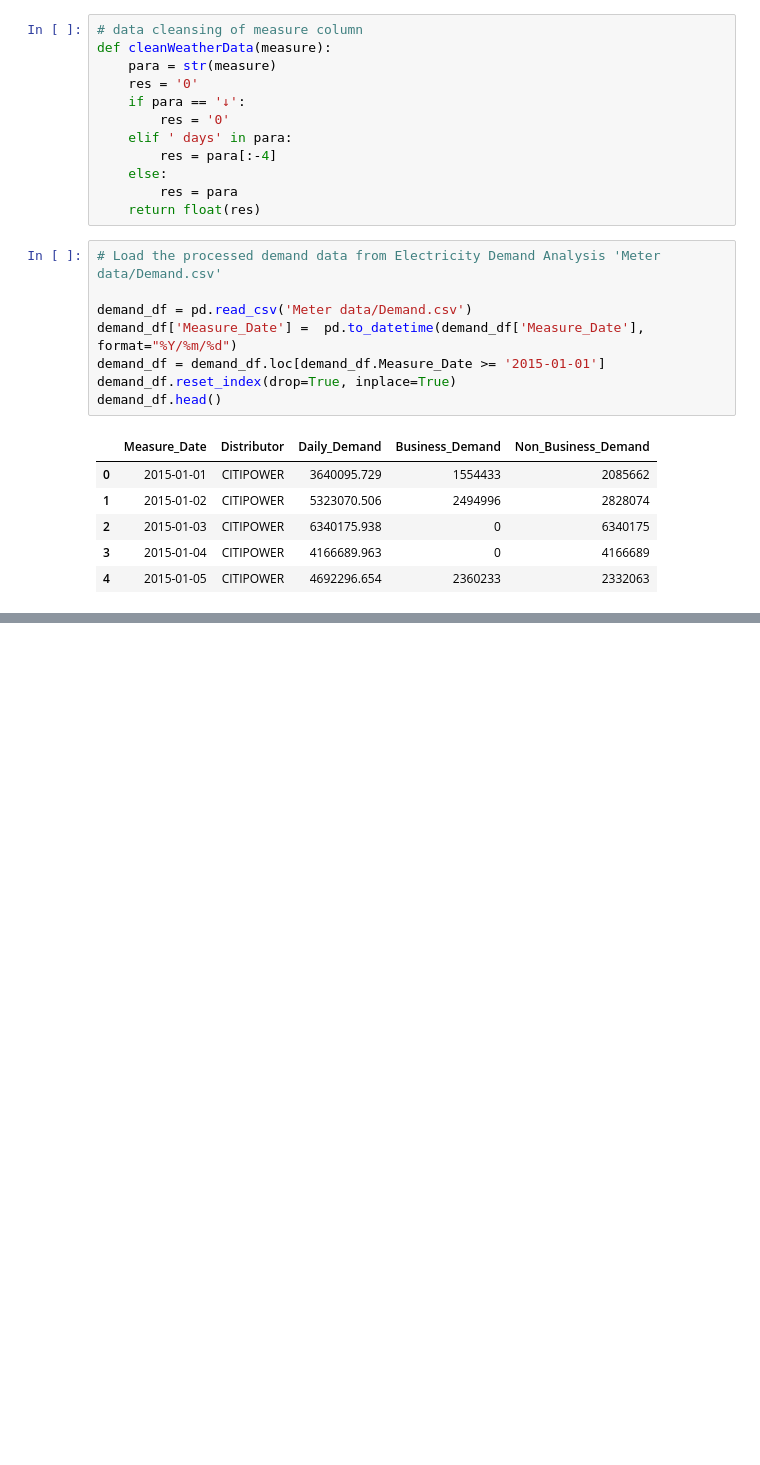
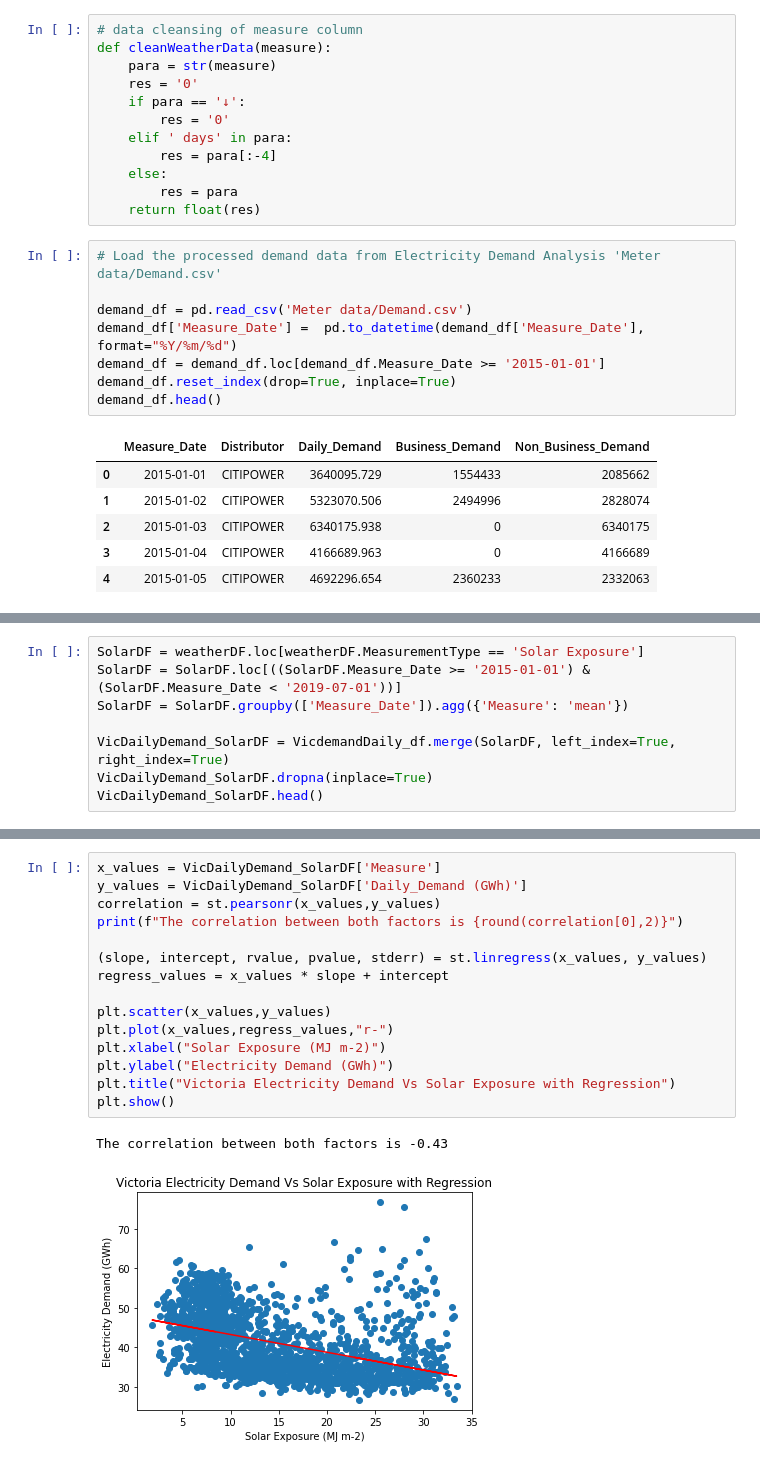
Before and after one commit to tahsinurrahman2011/Project-1, a Jupyter notebook: Electricity Demand Vs Weather Analysis.ipynb, the cells around one changed output, grey strips where cells are left out. Drawn from its saved outputs; the diff is of its cells as text; blank space fills up the shorter version.

```diff
--- a/Electricity Demand Vs Weather Analysis.ipynb
+++ b/Electricity Demand Vs Weather Analysis.ipynb
@@ -130,0 +116,8 @@ plt.show()
+# %%
+SolarDF = weatherDF.loc[weatherDF.MeasurementType == 'Solar Exposure']
+SolarDF = SolarDF.loc[((SolarDF.Measure_Date >= '2015-01-01') & (SolarDF.Measure_Date < '2019-07-01'))]
+SolarDF = SolarDF.groupby(['Measure_Date']).agg({'Measure': 'mean'})
+
+VicDailyDemand_SolarDF = VicdemandDaily_df.merge(SolarDF, left_index=True, right_index=True)
+VicDailyDemand_SolarDF.dropna(inplace=True)
+VicDailyDemand_SolarDF.head()
@@ -130,0 +132,18 @@ plt.show()
+# %%
+x_values = VicDailyDemand_SolarDF['Measure']
+y_values = VicDailyDemand_SolarDF['Daily_Demand (GWh)']
+correlation = st.pearsonr(x_values,y_values)
+print(f"The correlation between both factors is {round(correlation[0],2)}")
+
+(slope, intercept, rvalue, pvalue, stderr) = st.linregress(x_values, y_values)
+regress_values = x_values * slope + intercept
+
+plt.scatter(x_values,y_values)
+plt.plot(x_values,regress_values,"r-")
+plt.xlabel("Solar Exposure (MJ m-2)")
+plt.ylabel("Electricity Demand (GWh)")
+plt.title("Victoria Electricity Demand Vs Solar Exposure with Regression")
+plt.show()
+# %% [output]
+The correlation between both factors is -0.43
+[figure, added]
```
Also changed, not shown: parts of 8 cells of this notebook, 1 other file.
